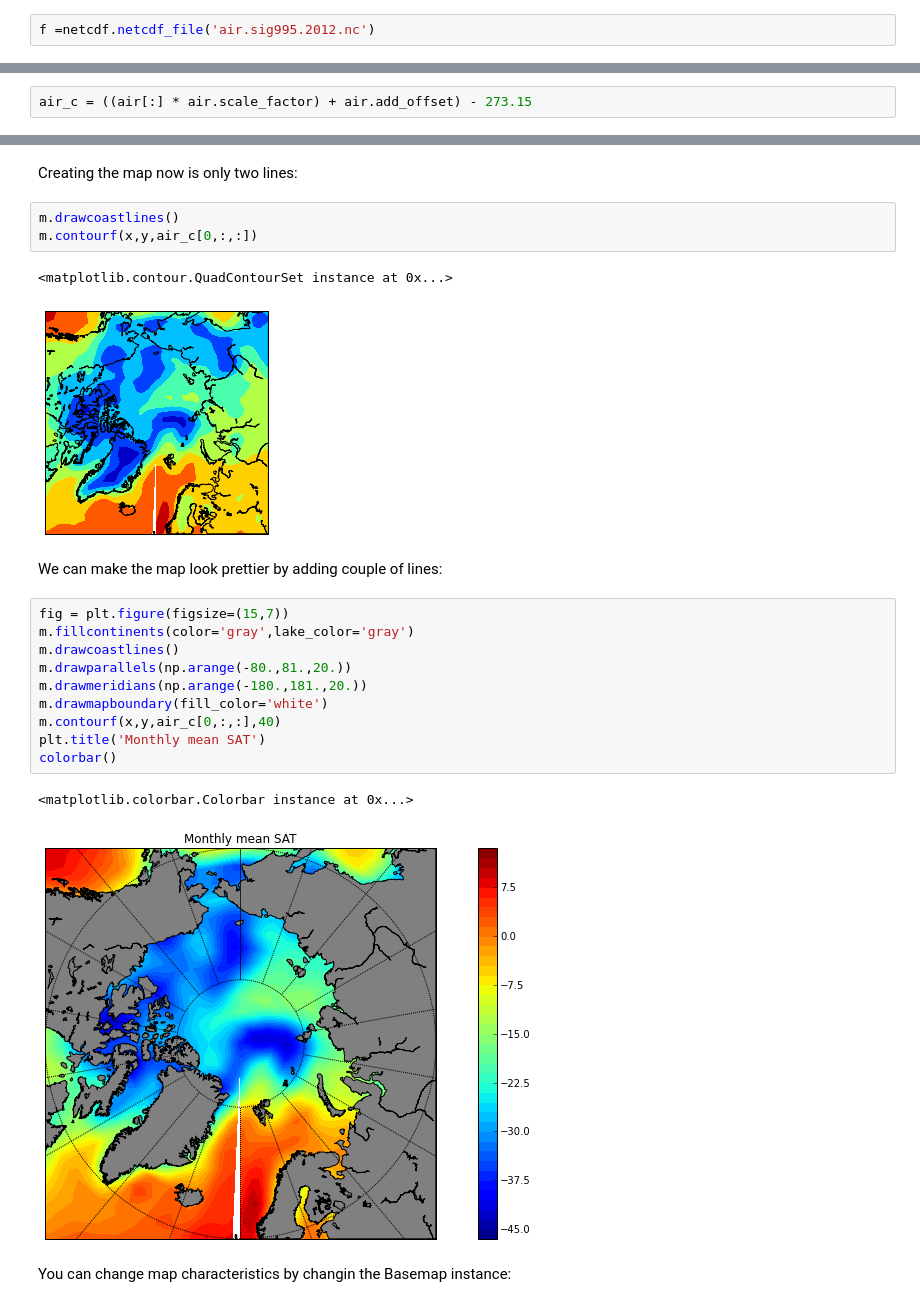
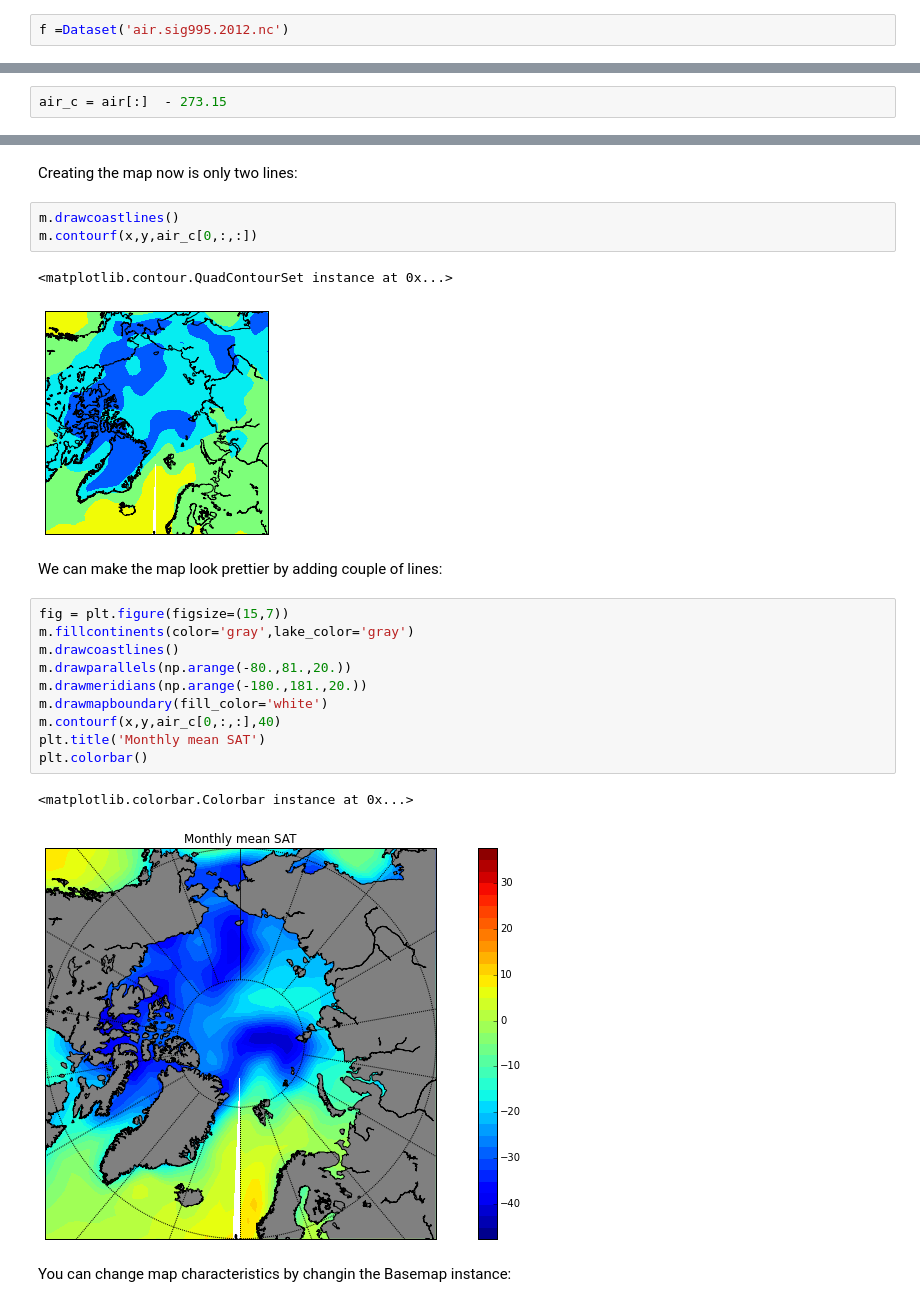
Before and after one commit to koldunovn/python_for_geosciences, a Jupyter notebook: 05 - Graphs and maps (Matplotlib and Basemap).ipynb, the cells around one changed output, grey strips where cells are left out. Cells and saved outputs as stored; diff of their text form.

```diff
--- a/05 - Graphs and maps (Matplotlib and Basemap).ipynb
+++ b/05 - Graphs and maps (Matplotlib and Basemap).ipynb
@@ -146,5 +134,5 @@ from scipy.io import netcdf
 # %%
-f =netcdf.netcdf_file('air.sig995.2012.nc')
+f =Dataset('air.sig995.2012.nc')
 # %% [markdown]
 Here we create netCDF variable objec for *air* (we would like to have acces to some of the attributes), but from *lat* and *lon* we import only data valies:
 # %%
@@ -164,5 +151,5 @@ But we want some real map :) First unpack and convert data from *air*:
 # %%
-air_c = ((air[:] * air.scale_factor) + air.add_offset) - 273.15
+air_c = air[:]  - 273.15
 # %% [markdown]
 Our coordinate variables are vectors:
 # %%
@@ -189,22 +176,22 @@ m.drawcoastlines()
 m.contourf(x,y,air_c[0,:,:])
 # %% [output]
 <matplotlib.contour.QuadContourSet instance at 0x...>
-[figure, old version]
+[figure, new version]
 # %% [markdown]
 We can make the map look prettier by adding couple of lines:
 # %%
 fig = plt.figure(figsize=(15,7))
 m.fillcontinents(color='gray',lake_color='gray')
 m.drawcoastlines()
 m.drawparallels(np.arange(-80.,81.,20.))
 m.drawmeridians(np.arange(-180.,181.,20.))
 m.drawmapboundary(fill_color='white')
 m.contourf(x,y,air_c[0,:,:],40)
 plt.title('Monthly mean SAT')
-colorbar()
+plt.colorbar()
 # %% [output]
 <matplotlib.colorbar.Colorbar instance at 0x...>
-[figure, old version]
+[figure, new version]
 # %% [markdown]
 You can change map characteristics by changin the Basemap instance:
 # %%
```
Also changed, not shown: parts of 18 cells of this notebook.
